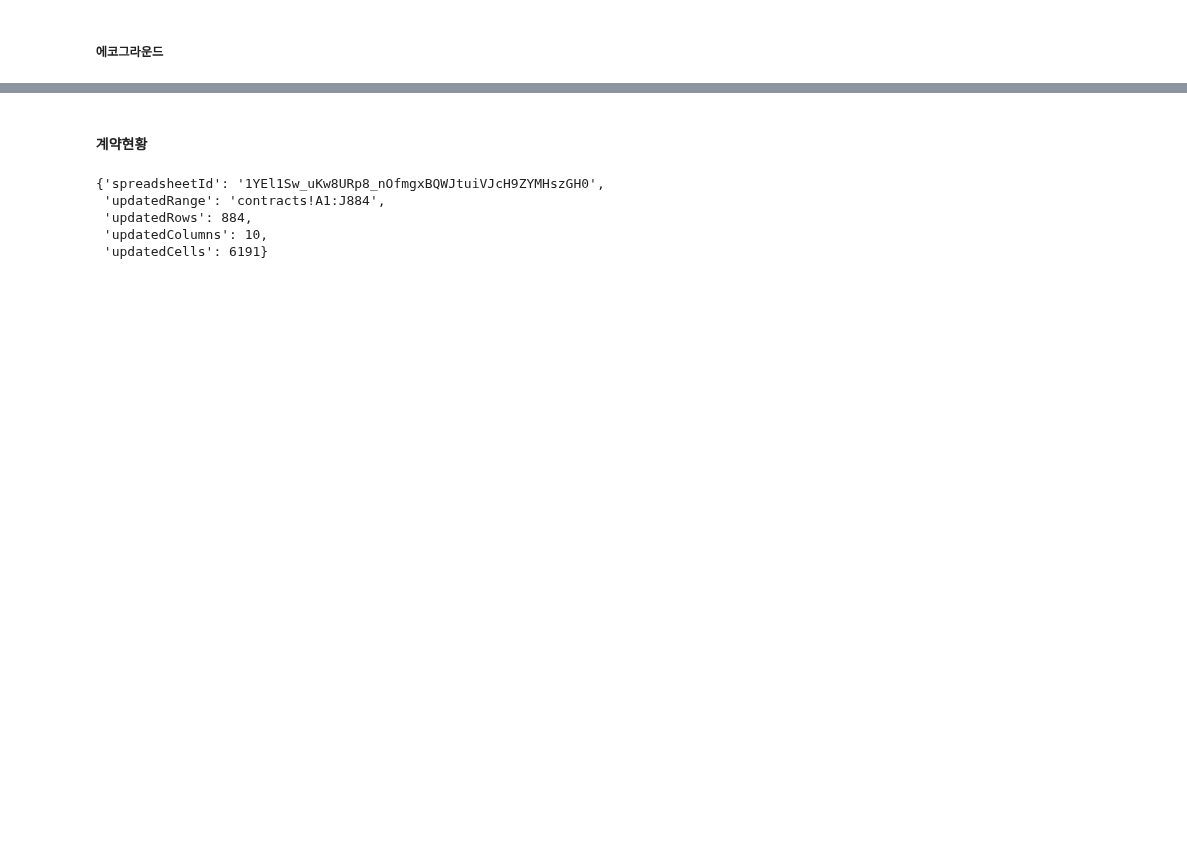
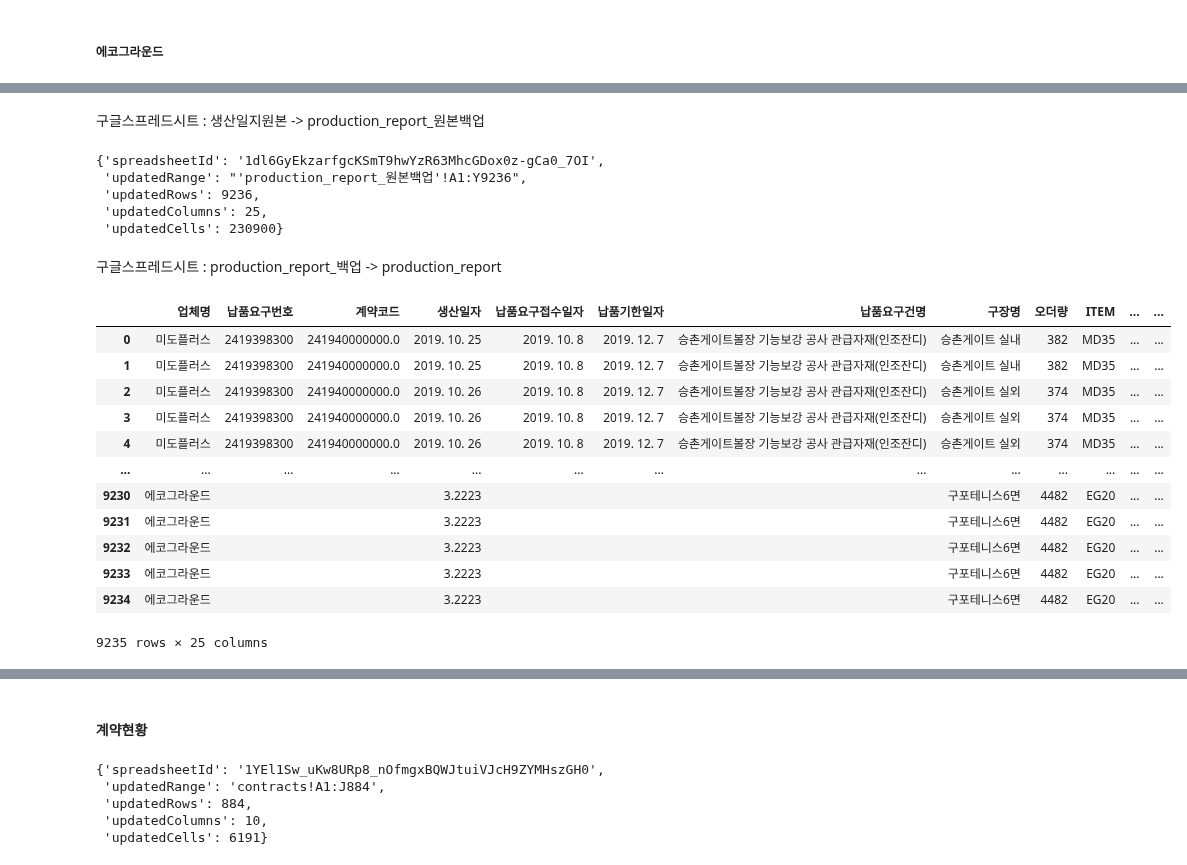
Before and after one commit to kkwann/mido_project, a Jupyter notebook: 2.Data_preprocessing_production.ipynb, the cells around one changed output, grey strips where cells are left out. Cells and saved outputs as stored; diff of their text form; code cells hidden in the pictures; blank space fills up the shorter version.

```diff
--- a/2.Data_preprocessing_production.ipynb
+++ b/2.Data_preprocessing_production.ipynb
@@ -174,0 +192,2 @@ all_doc_df_eco_final.to_csv('C:/py_src/midoproject/data/production_report/eco/al
+# %% [markdown]
+구글스프레드시트 : 생산일지원본 -> production_report_원본백업
@@ -178,12 +200,45 @@ production_sheet_id = '1dl6GyEkzarfgcKSmT9hwYzR63MhcGDox0z-gCa0_7OI' ## midoplus
 spreadsheet_production = gc.open_by_key(production_sheet_id)
 
 # 기존 스프레드시트 및 워크시트 열기
-WORKSHEET_NAME = 'production_report_백업'
+WORKSHEET_NAME = 'production_report_원본백업'
 worksheet_production = spreadsheet_production.worksheet(WORKSHEET_NAME)
 
-# 구글 시트에서 데이터 읽기
-data = worksheet_production.get_all_records()
-production_df_backup = pd.DataFrame(data)
+# 기존 데이터 지우기
+worksheet_production.clear()
+
+# 데이터 프레임을 스프레드 시트에 덮어쓰기
+worksheet_production.update([total_production_df.columns.values.tolist()] + total_production_df.values.tolist())
+# %% [output]
+{'spreadsheetId': '1dl6GyEkzarfgcKSmT9hwYzR63MhcGDox0z-gCa0_7OI',
+ 'updatedRange': "'production_report_원본백업'!A1:Y9236",
+ 'updatedRows': 9236,
+ 'updatedColumns': 25,
+ 'updatedCells': 230900}
+# %% [markdown]
+구글스프레드시트 : production_report_백업 -> production_report
+# %%
+# 기존 스프레드시트 및 워크시트 열기
+WORKSHEET_NAME = 'production_report_원본백업'
+worksheet_production = spreadsheet_production.worksheet(WORKSHEET_NAME)
+
+# 구글 시트에서 데이터 읽기
+data = worksheet_production.get_all_records()
+production_df_backup = pd.DataFrame(data)
+production_df_backup
+# %% [output]
+|  | 업체명 | 납품요구번호 | 계약코드 | 생산일자 | 납품요구접수일자 | 납품기한일자 | 납품요구건명 | 구장명 | 오더량 | ITEM | ... | ... |
+| 0 | 미도플러스 | 2419398300 | 241940000000.0 | 2019. 10. 25 | 2019. 10. 8 | 2019. 12. 7 | 승촌게이트볼장 기능보강 공사 관급자재(인조잔디) | 승촌게이트 실내 | 382 | MD35 | ... | ... |
+| 1 | 미도플러스 | 2419398300 | 241940000000.0 | 2019. 10. 25 | 2019. 10. 8 | 2019. 12. 7 | 승촌게이트볼장 기능보강 공사 관급자재(인조잔디) | 승촌게이트 실내 | 382 | MD35 | ... | ... |
+| 2 | 미도플러스 | 2419398300 | 241940000000.0 | 2019. 10. 26 | 2019. 10. 8 | 2019. 12. 7 | 승촌게이트볼장 기능보강 공사 관급자재(인조잔디) | 승촌게이트 실외 | 374 | MD35 | ... | ... |
+| 3 | 미도플러스 | 2419398300 | 241940000000.0 | 2019. 10. 26 | 2019. 10. 8 | 2019. 12. 7 | 승촌게이트볼장 기능보강 공사 관급자재(인조잔디) | 승촌게이트 실외 | 374 | MD35 | ... | ... |
+| 4 | 미도플러스 | 2419398300 | 241940000000.0 | 2019. 10. 26 | 2019. 10. 8 | 2019. 12. 7 | 승촌게이트볼장 기능보강 공사 관급자재(인조잔디) | 승촌게이트 실외 | 374 | MD35 | ... | ... |
+| ... | ... | ... | ... | ... | ... | ... | ... | ... | ... | ... | ... | ... |
+| 9230 | 에코그라운드 |  |  | 3.2223 |  |  |  | 구포테니스6면 | 4482 | EG20 | ... | ... |
+| 9231 | 에코그라운드 |  |  | 3.2223 |  |  |  | 구포테니스6면 | 4482 | EG20 | ... | ... |
+| 9232 | 에코그라운드 |  |  | 3.2223 |  |  |  | 구포테니스6면 | 4482 | EG20 | ... | ... |
+| 9233 | 에코그라운드 |  |  | 3.2223 |  |  |  | 구포테니스6면 | 4482 | EG20 | ... | ... |
+| 9234 | 에코그라운드 |  |  | 3.2223 |  |  |  | 구포테니스6면 | 4482 | EG20 | ... | ... |
+9235 rows × 25 columns
 # %%
 def convert_date_format(date_str):
     if isinstance(date_str, str):
```
Also changed, not shown: parts of 23 cells of this notebook, 6 other files.
